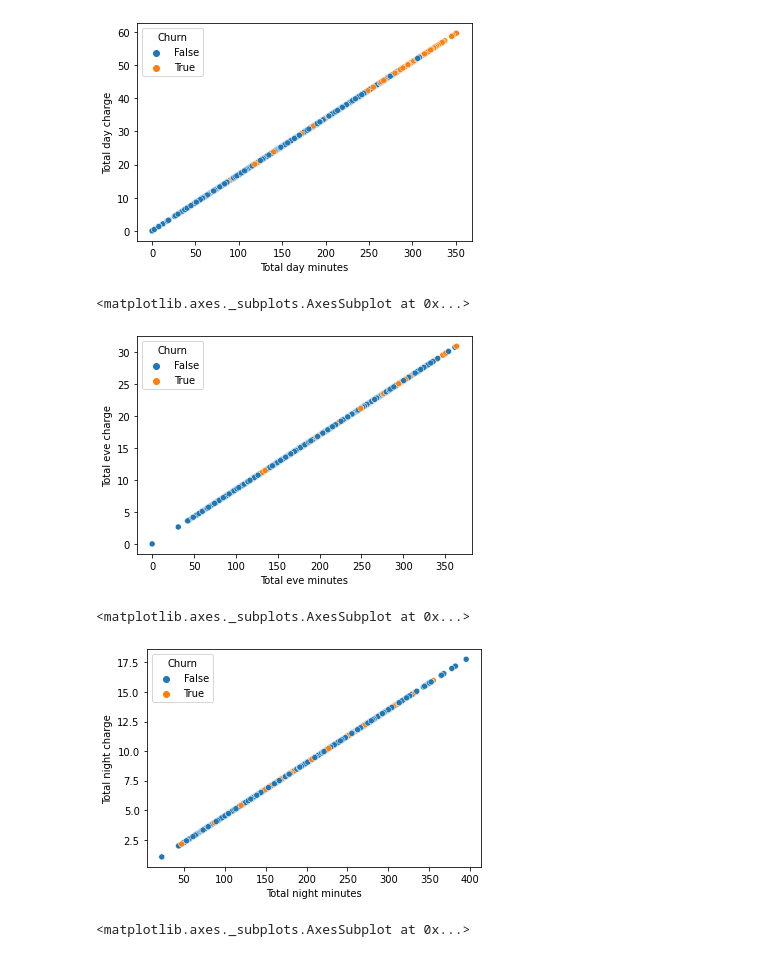
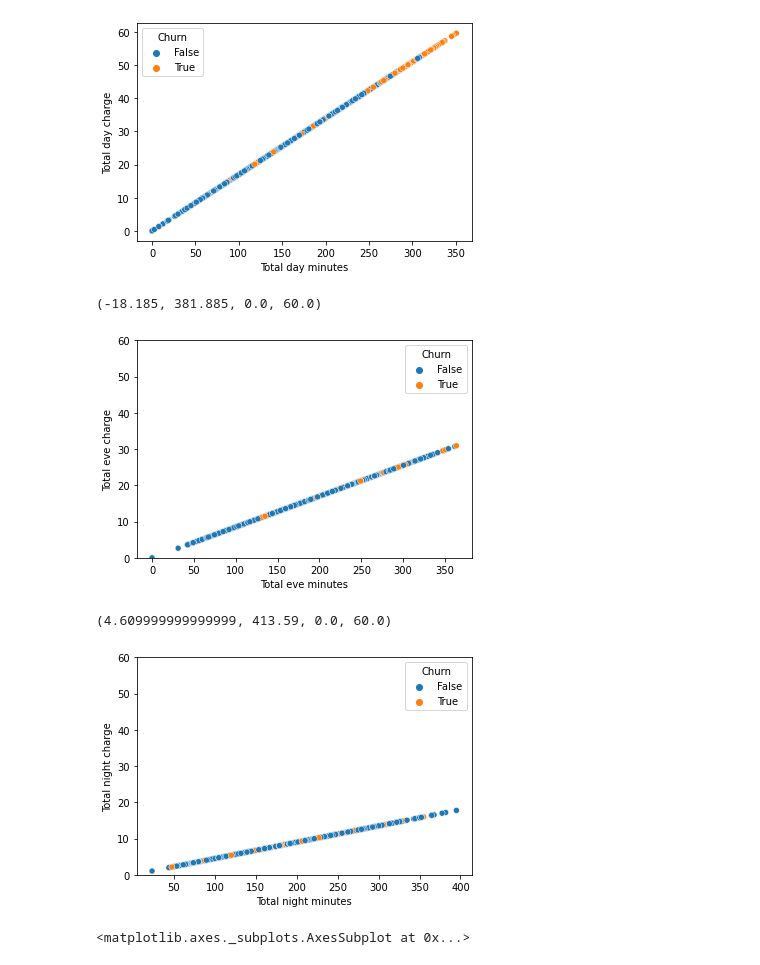
Before and after one commit to ajk7196/Telecom-churn, a Jupyter notebook: Telecom_churn_analysis_capstone_project.ipynb, the cells around one changed output. Drawn from its saved outputs; the diff is of its cells as text; code cells hidden in the pictures.

```diff
--- a/Telecom_churn_analysis_capstone_project.ipynb
+++ b/Telecom_churn_analysis_capstone_project.ipynb
@@ -183,16 +183,18 @@ sns.scatterplot(x="Total day minutes", y="Total day charge", hue="Churn", data=d
 [figure]
 # %%
 #Scatter plot for eve charge and mins
-sns.scatterplot(x="Total eve minutes", y="Total eve charge", hue="Churn", data=df)
+fig2=sns.scatterplot(x="Total eve minutes", y="Total eve charge", hue="Churn", data=df)
+fig2.axis(ymin=0,ymax=60)
 # %% [output]
-<matplotlib.axes._subplots.AxesSubplot at 0x...>
+(-18.185, 381.885, 0.0, 60.0)
-[figure, old version]
+[figure, new version]
 # %%
 #scatter plot for night charge and mins
-sns.scatterplot(x="Total night minutes", y="Total night charge", hue="Churn", data=df)
+fig=sns.scatterplot(x="Total night minutes", y="Total night charge", hue="Churn", data=df)
+fig.axis(ymin=0,ymax=60)
 # %% [output]
-<matplotlib.axes._subplots.AxesSubplot at 0x...>
+(4.609999999999999, 413.59, 0.0, 60.0)
-[figure, old version]
+[figure, new version]
 # %%
 # sns.scatterplot(x='mins',y='charges',hue='Churn',data=df)
 sns.scatterplot(x="Total day minutes", y="Total day charge", hue="Churn", data=df)
```
Also changed, not shown: parts of 5 cells of this notebook.
